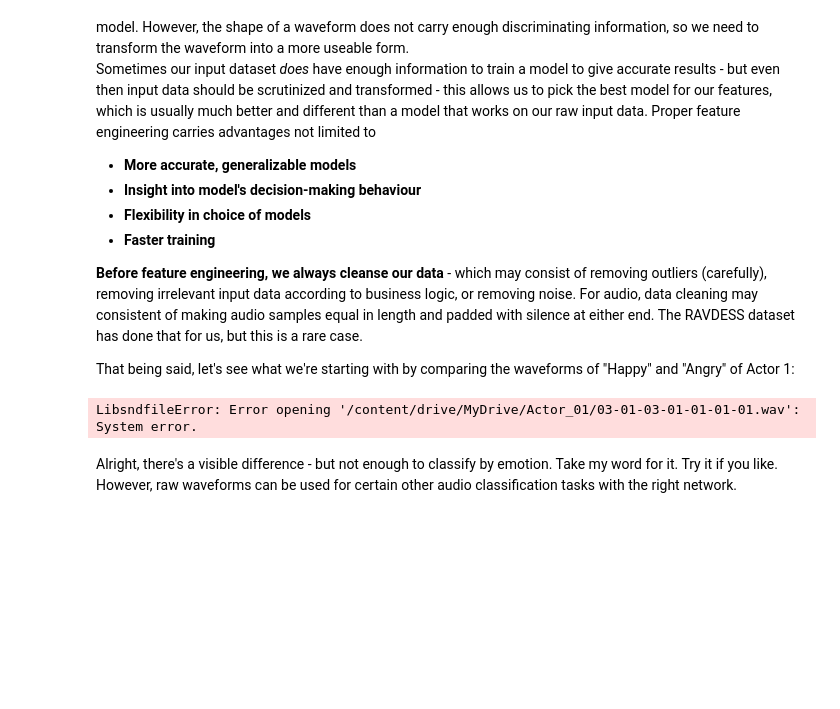
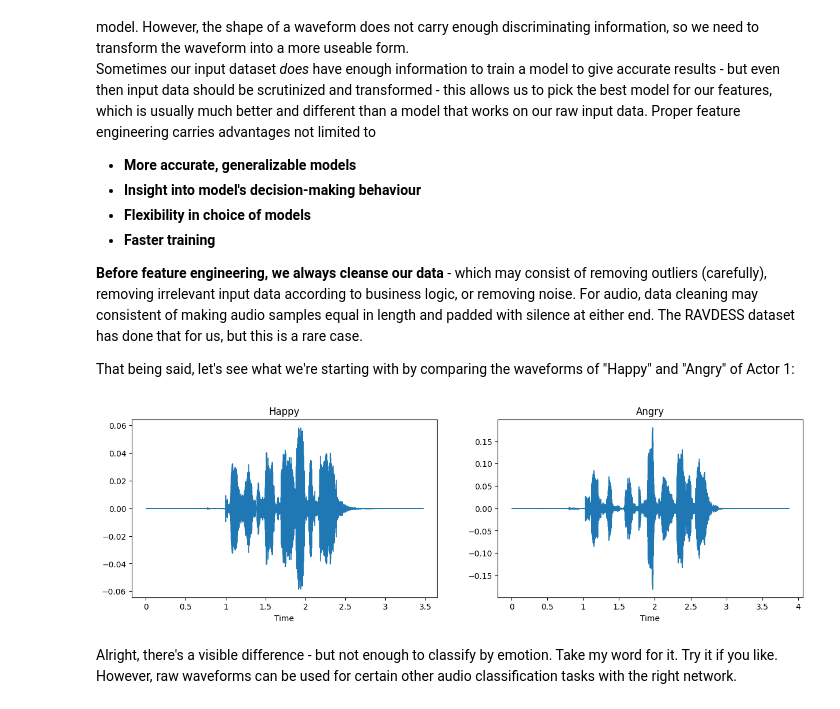
Before and after one commit to gracektan/Week-2_Data_Preprocessing, a Jupyter notebook: Week_2_Data_Preprocessing.ipynb, the cells around one changed output. Drawn from its saved outputs; the diff is of its cells as text; code cells hidden in the pictures; blank space fills up the shorter version.

```diff
--- a/Week_2_Data_Preprocessing.ipynb
+++ b/Week_2_Data_Preprocessing.ipynb
@@ -508,22 +508,22 @@ HTML("""
 """)
 # %%
 ################# Load Happy and Angry example of Actor 1 #####################################
-with soundfile.SoundFile('/content/drive/MyDrive/Actor_01/03-01-03-01-01-01-01.wav') as audio:
+with soundfile.SoundFile('/content/drive/MyDrive/Colab Notebooks/Audio_Speech_Actors_01-24//Actor_01/03-01-03-01-01-01-01.wav') as audio:
     waveform = audio.read(dtype="float32")
     sample_rate = audio.samplerate
     plt.figure(figsize=(15,4))
     plt.subplot(1, 2, 1)
     librosa.display.waveshow(waveform, sr=sample_rate)
     plt.title('Happy')
 
-with soundfile.SoundFile('/content/drive/MyDrive/Actor_01/03-01-05-01-01-01-01.wav') as audio:
+with soundfile.SoundFile('/content/drive/MyDrive/Colab Notebooks/Audio_Speech_Actors_01-24/Actor_01/03-01-05-01-01-01-01.wav') as audio:
     waveform = audio.read(dtype="float32")
     sample_rate = audio.samplerate
     plt.subplot(1, 2, 2)
     librosa.display.waveshow(waveform, sr=sample_rate)
     plt.title('Angry')
 # %% [output]
-LibsndfileError: Error opening '/content/drive/MyDrive/Actor_01/03-01-03-01-01-01-01.wav': System error.
+[figure, added]
 # %% [markdown]
 Alright, there's a visible difference - but not enough to classify by emotion. Take my word for it. Try it if you like. However, raw waveforms can be used for certain other audio classification tasks with the right network.
 # %% [markdown]
```
Also changed, not shown: parts of 14 cells of this notebook.
